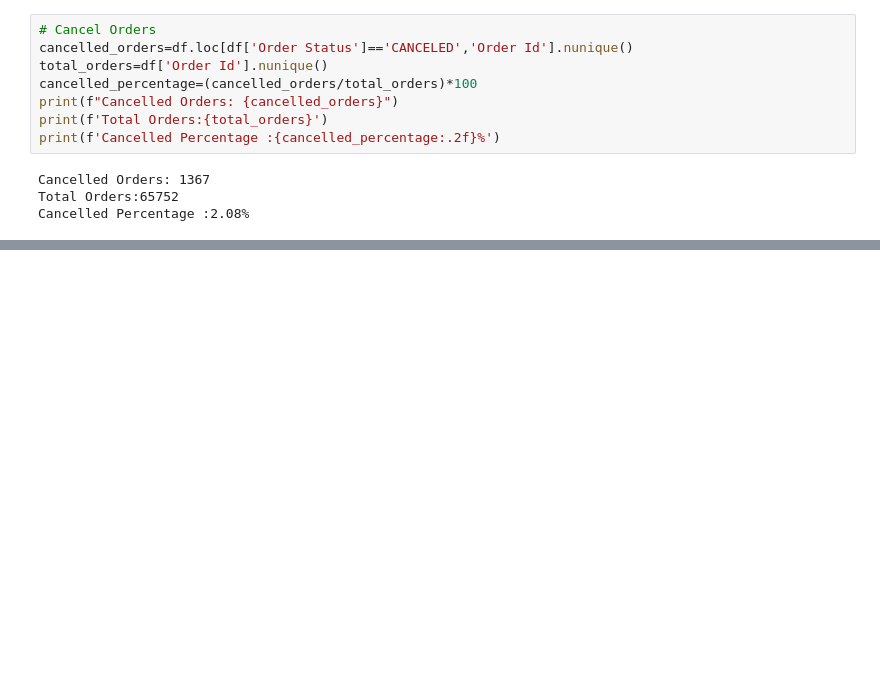
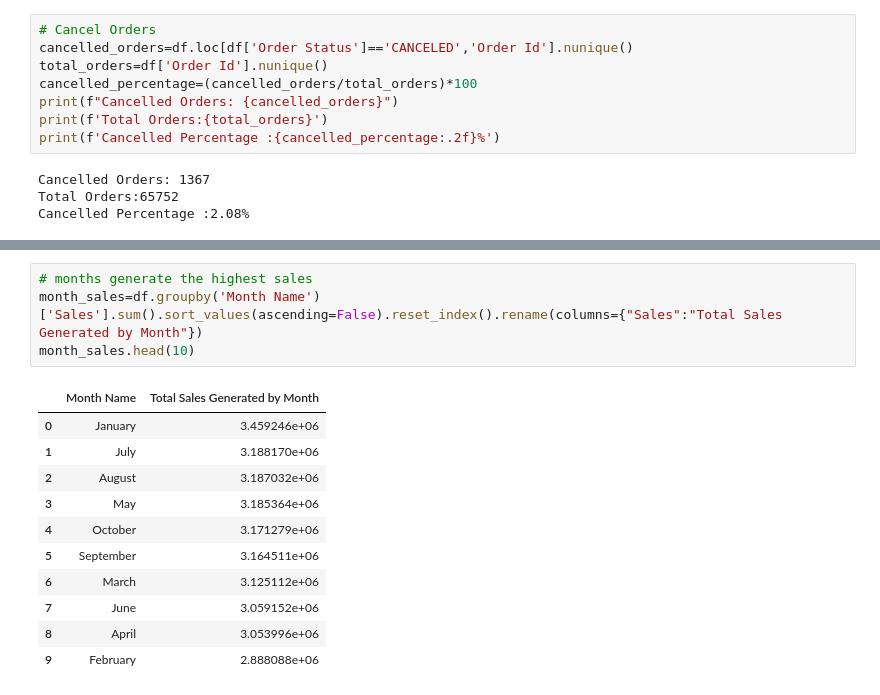
Before and after one commit to ShlokGadhave/Supply-Chain-Management, a Jupyter notebook: Notebook/main.ipynb, the cells around one changed output, grey strips where cells are left out. Cells and saved outputs as stored; diff of their text form; blank space fills up the shorter version.

```diff
--- a/Notebook/main.ipynb
+++ b/Notebook/main.ipynb
@@ -187,0 +254,16 @@ Cancelled Percentage :2.08%
+# %%
+# months generate the highest sales
+month_sales=df.groupby('Month Name')['Sales'].sum().sort_values(ascending=False).reset_index().rename(columns={"Sales":"Total Sales Generated by Month"})
+month_sales.head(10)
+# %% [output]
+|  | Month Name | Total Sales Generated by Month |
+| 0 | January | 3.459246e+06 |
+| 1 | July | 3.188170e+06 |
+| 2 | August | 3.187032e+06 |
+| 3 | May | 3.185364e+06 |
+| 4 | October | 3.171279e+06 |
+| 5 | September | 3.164511e+06 |
+| 6 | March | 3.125112e+06 |
+| 7 | June | 3.059152e+06 |
+| 8 | April | 3.053996e+06 |
+| 9 | February | 2.888088e+06 |
```
Also changed, not shown: parts of 9 cells of this notebook.
